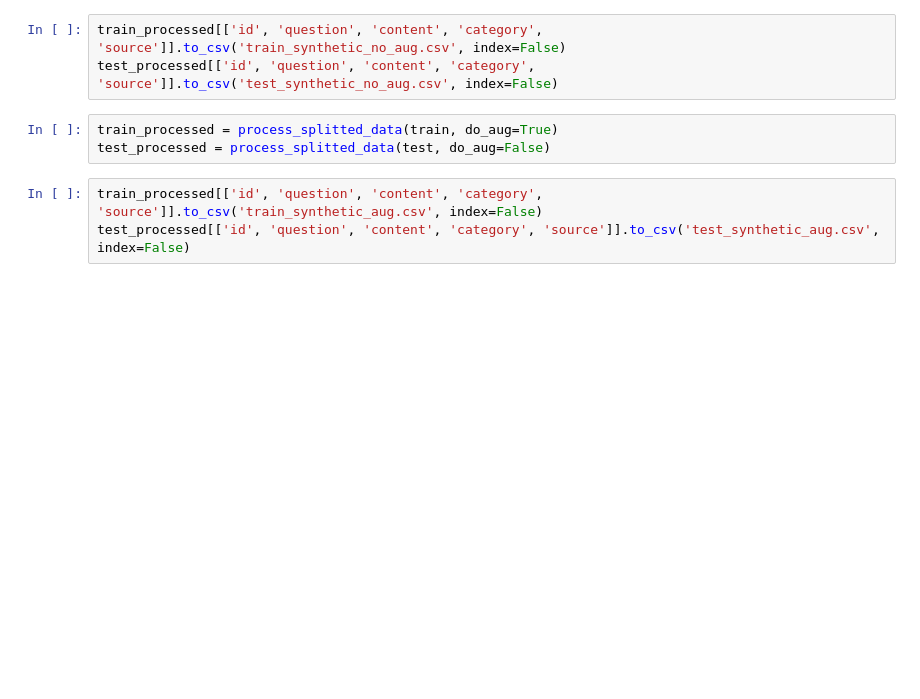
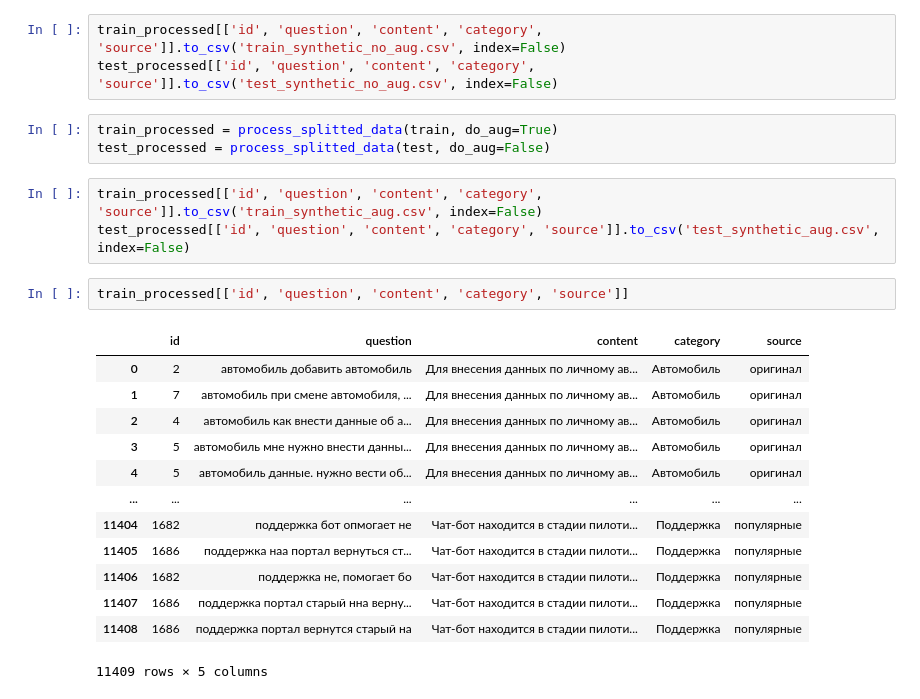
Before and after one commit to ath-elephants/research, a Jupyter notebook: vvnva/csv/train_test_split.ipynb, the cells around one changed output. Drawn from its saved outputs; the diff is of its cells as text; blank space fills up the shorter version.

```diff
--- a/vvnva/csv/train_test_split.ipynb
+++ b/vvnva/csv/train_test_split.ipynb
@@ -187,3 +201,19 @@ test_processed = process_splitted_data(test, do_aug=False)
 # %%
 train_processed[['id', 'question', 'content', 'category', 'source']].to_csv('train_synthetic_aug.csv', index=False)
 test_processed[['id', 'question', 'content', 'category', 'source']].to_csv('test_synthetic_aug.csv', index=False)
+# %%
+train_processed[['id', 'question', 'content', 'category', 'source']]
+# %% [output]
+|  | id | question | content | category | source |
+| 0 | 2 | автомобиль добавить автомобиль | Для внесения данных по личному ав... | Автомобиль | оригинал |
+| 1 | 7 | автомобиль при смене автомобиля, ... | Для внесения данных по личному ав... | Автомобиль | оригинал |
+| 2 | 4 | автомобиль как внести данные об а... | Для внесения данных по личному ав... | Автомобиль | оригинал |
+| 3 | 5 | автомобиль мне нужно внести данны... | Для внесения данных по личному ав... | Автомобиль | оригинал |
+| 4 | 5 | автомобиль данные. нужно вести об... | Для внесения данных по личному ав... | Автомобиль | оригинал |
+| ... | ... | ... | ... | ... | ... |
+| 11404 | 1682 | поддержка бот опмогает не | Чат-бот находится в стадии пилоти... | Поддержка | популярные |
+| 11405 | 1686 | поддержка наа портал вернуться ст... | Чат-бот находится в стадии пилоти... | Поддержка | популярные |
+| 11406 | 1682 | поддержка не, помогает бо | Чат-бот находится в стадии пилоти... | Поддержка | популярные |
+| 11407 | 1686 | поддержка портал старый нна верну... | Чат-бот находится в стадии пилоти... | Поддержка | популярные |
+| 11408 | 1686 | поддержка портал вернутся старый на | Чат-бот находится в стадии пилоти... | Поддержка | популярные |
+11409 rows × 5 columns
```
Also changed, not shown: parts of 1 cell of this notebook.
